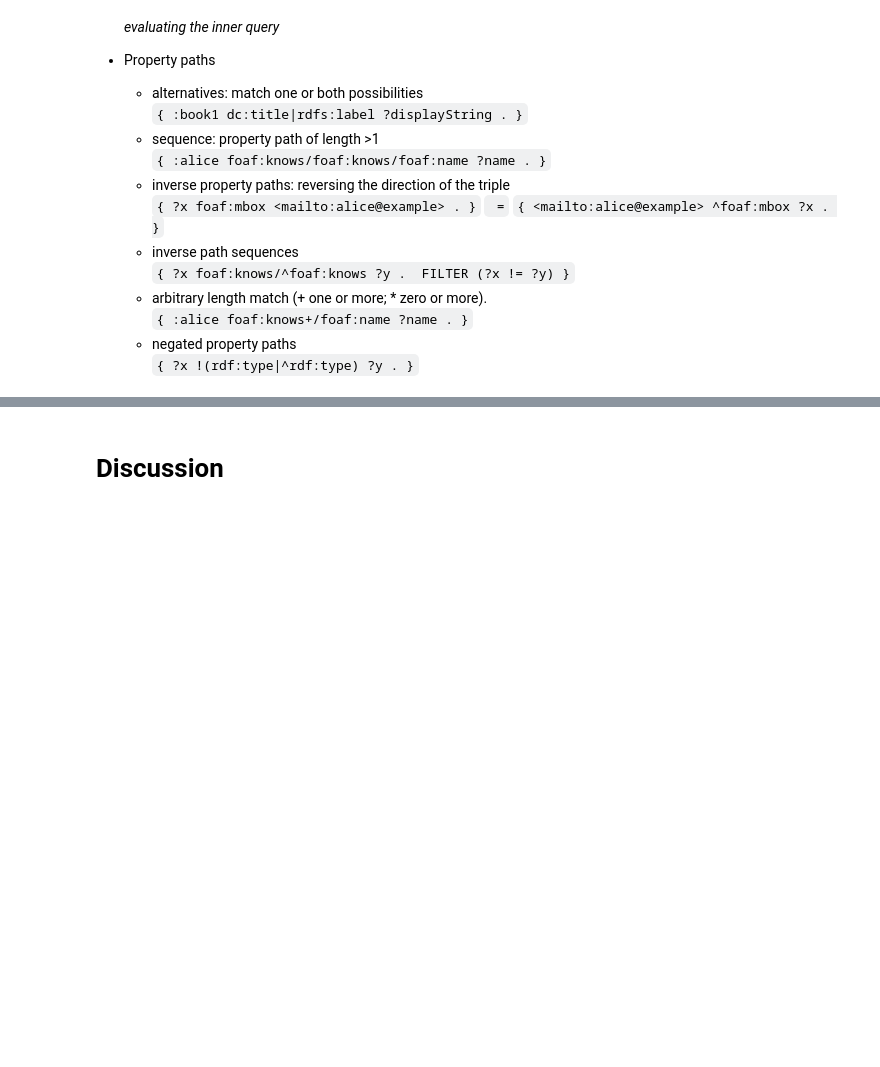
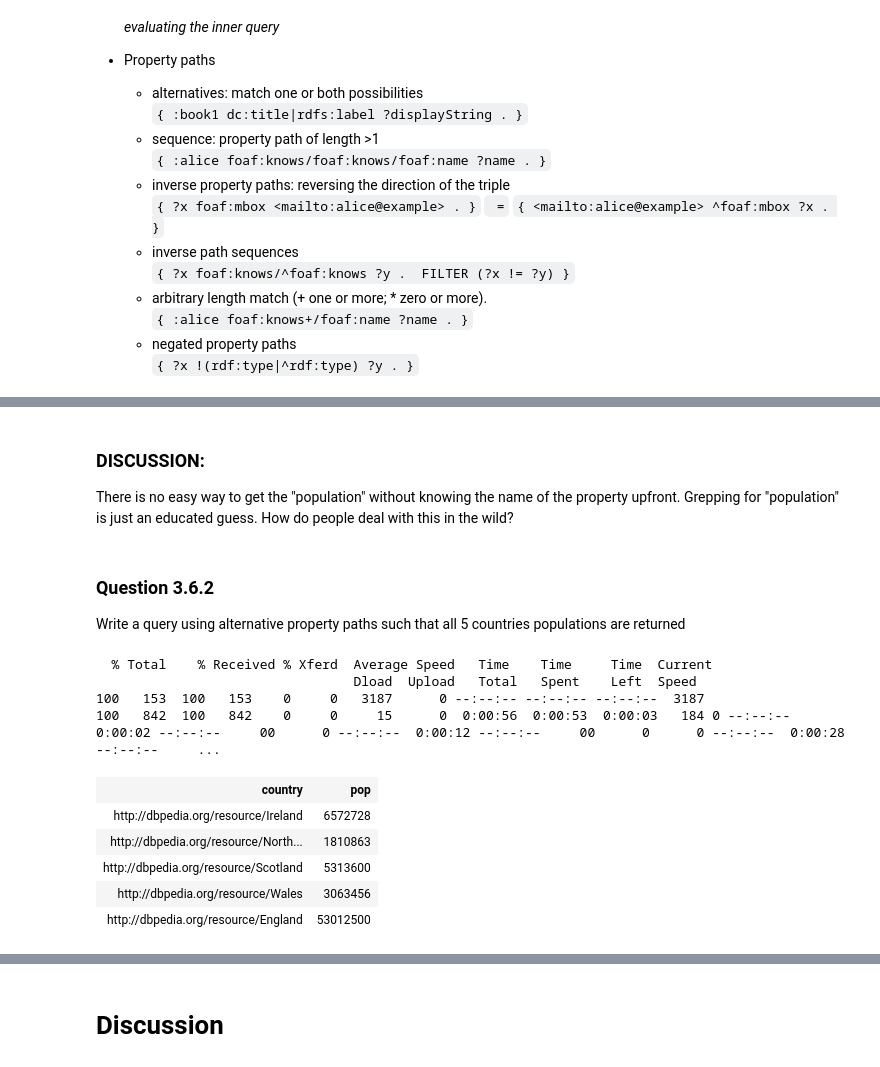
Before and after one commit to KGConf/kg-study-group-from-theory-to-code, a Jupyter notebook: week3/week3-solutions.ipynb, the cells around one changed output, grey strips where cells are left out. Cells and saved outputs as stored; diff of their text form; code cells hidden in the pictures; blank space fills up the shorter version.

```diff
--- a/week3/week3-solutions.ipynb
+++ b/week3/week3-solutions.ipynb
@@ -432,0 +558,39 @@ a satellite.__ Assume for this that the knowledge base from Exercise 7.1 has bee
+# %% [markdown]
+### DISCUSSION:
+There is no easy way to get the "population" without knowing the name of the property upfront. Grepping for "population" is just an educated guess. How do people deal with this in the wild?
+# %% [markdown]
+### Question 3.6.2
+Write a query using alternative property paths such that all 5 countries populations are returned
+# %%
+sparql_string=urllib.parse.quote_plus("""
+PREFIX dbr: <http://dbpedia.org/resource/>
+PREFIX dbp: <http://dbpedia.org/property/>
+SELECT ?country ?pop
+WHERE {
+    VALUES ?country {
+        dbr:Scotland
+        dbr:England
+        dbr:Wales
+        dbr:Northern_Ireland
+        dbr:Ireland
+    }
+
+    ?country dbp:populationCensus | dbp:population ?pop .
+
+}
+""")
+!curl -L -H "Accept: text/html" --request GET "http://dbpedia.org/sparql?default-graph-uri=http://dbpedia.org&query={sparql_string}" > q3.6.2.html
+# %% [output]
+  % Total    % Received % Xferd  Average Speed   Time    Time     Time  Current
+                                 Dload  Upload   Total   Spent    Left  Speed
+100   153  100   153    0     0   3187      0 --:--:-- --:--:-- --:--:--  3187
+100   842  100   842    0     0     15      0  0:00:56  0:00:53  0:00:03   184 0 --:--:--  0:00:02 --:--:--     00      0 --:--:--  0:00:12 --:--:--     00      0      0 --:--:--  0:00:28 --:--:--     ...
+# %%
+HTML("q3.6.2.html")
+# %% [output]
+| country | pop |
+| http://dbpedia.org/resource/Ireland | 6572728 |
+| http://dbpedia.org/resource/North... | 1810863 |
+| http://dbpedia.org/resource/Scotland | 5313600 |
+| http://dbpedia.org/resource/Wales | 3063456 |
+| http://dbpedia.org/resource/England | 53012500 |
```
Also changed, not shown: parts of 26 cells of this notebook.
